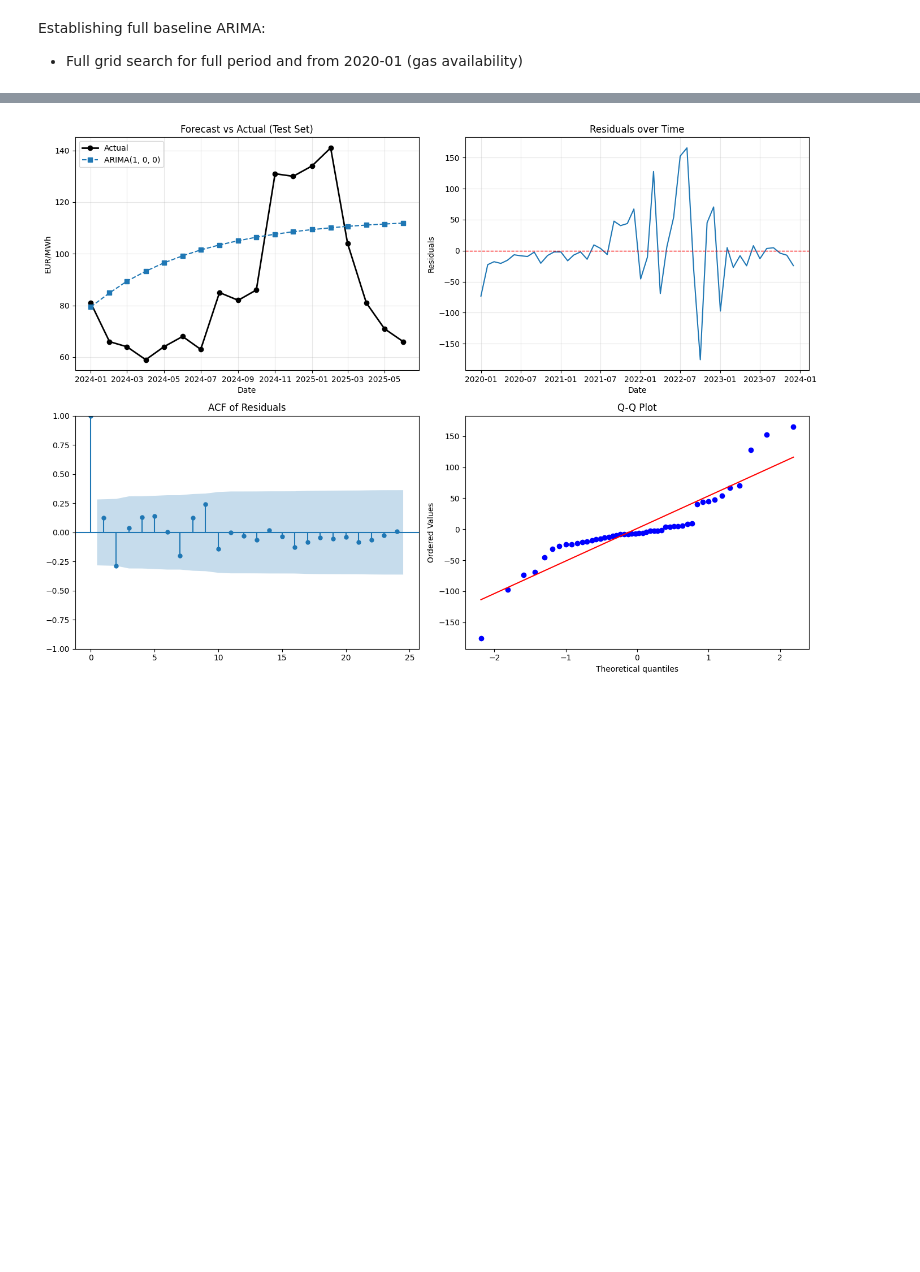
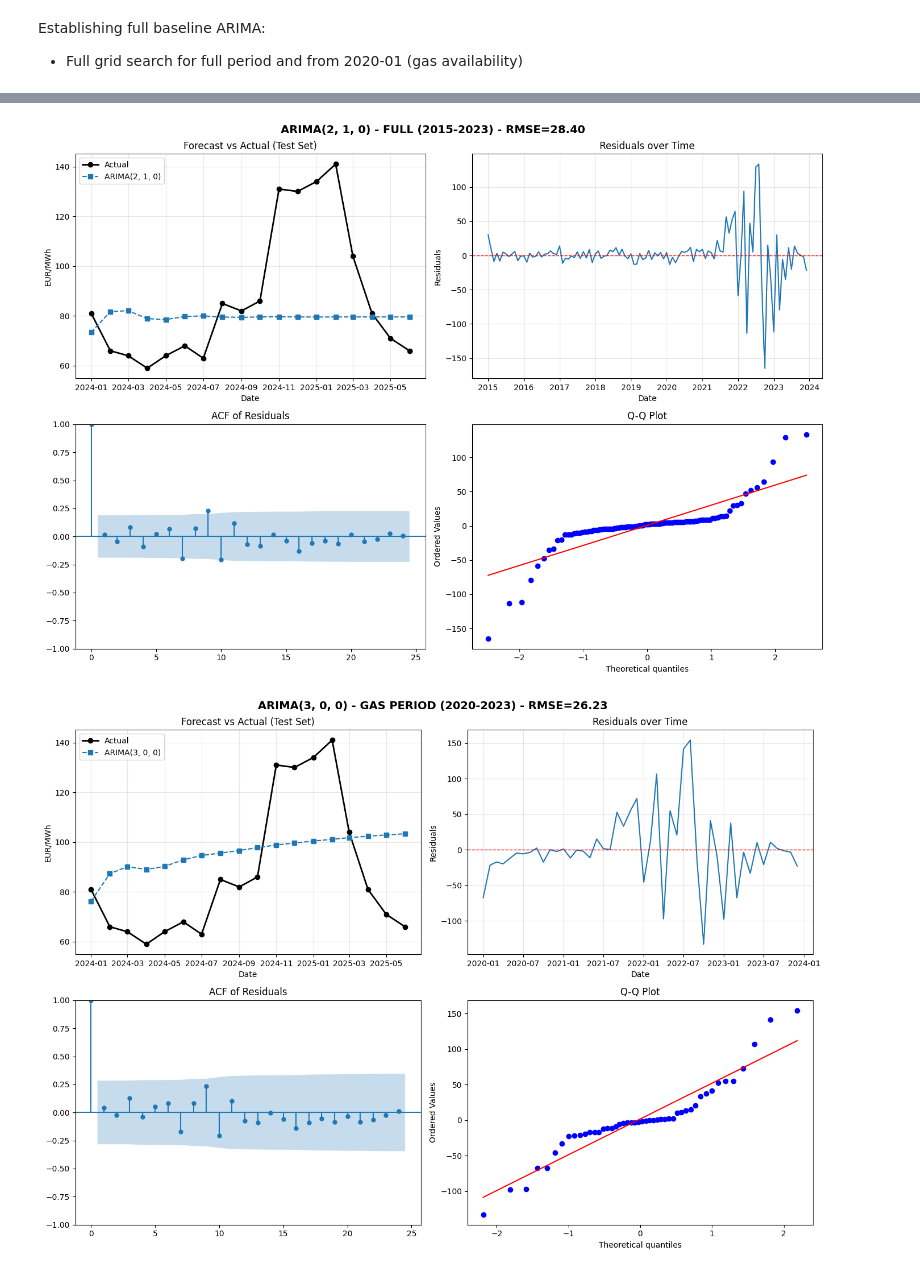
Before and after one commit to Pringlebot/austrian_electricity_prices_capstone, a Jupyter notebook: notebooks/model_building/01_model_building.ipynb, the cells around one changed output, grey strips where cells are left out. Saved outputs shown, nothing was run; the diff lists cells and outputs as text; code cells hidden in the pictures; blank space fills up the shorter version.

Commit message:
Model building in progress - training arima on post-shock vs. regression only

```diff
--- a/notebooks/model_building/01_model_building.ipynb
+++ b/notebooks/model_building/01_model_building.ipynb
@@ -278,11 +230,15 @@ econ_imports_total_EUR         ↔ econ_imports_energy_EUR       :  0.80
 # Temporal train-test split
 # Adjusted test period to match data availability
 split_date = '2023-12'
-train_start = '2020-01'   # Where most exogenous variables end
+test_end = '2025-06'
+train_start = '2020-01'
 
 train = df[(df.index >= train_start) & (df.index <= split_date)].copy()
 test = df[(df.index > split_date) & (df.index <= test_end)].copy()
 
+y_train = train['price_combined']
+y_test = test['price_combined']
+
 print(f"Train: {train.index.min()} to {train.index.max()} (n={len(train)})")
 print(f"Test:  {test.index.min()} to {test.index.max()} (n={len(test)})")
 # %% [output]
@@ -459,32 +583,43 @@ Shapiro-Wilk Test (H0: Normal distribution):
 # %%
-fig, axes = plt.subplots(2, 2, figsize=(14, 10))
 
-# 1. Forecast vs Actual
-axes[0, 0].plot(y_test.index, y_test.values, 'o-', label='Actual', linewidth=2, color='black')
-axes[0, 0].plot(y_test.index, best_model['forecast'], 's--', label=f"ARIMA{best_model['order']}", linewidth=1.5)
-axes[0, 0].set_xlabel('Date')
-axes[0, 0].set_ylabel('EUR/MWh')
-axes[0, 0].set_title('Forecast vs Actual (Test Set)')
-axes[0, 0].legend()
-axes[0, 0].grid(True, alpha=0.3)
+for model_dict, period_name in [(best_full, "FULL (2015-2023)"),
+                                  (best_gas_period, "GAS PERIOD (2020-2023)")]:
 
-# 2. Residuals over time
-axes[0, 1].plot(residuals.index, residuals.values)
-axes[0, 1].axhline(0, color='red', linestyle='--', linewidth=1)
-axes[0, 1].set_xlabel('Date')
-axes[0, 1].set_ylabel('Residuals')
-axes[0, 1].set_title('Residuals over Time')
-axes[0, 1].grid(True, alpha=0.3)
+    best_fit = model_dict['model']
+    residuals = best_fit.resid
+    forecast = model_dict['forecast']
 
-# 3. ACF of residuals
-plot_acf(residuals, lags=24, ax=axes[1, 0])
-axes[1, 0].set_title('ACF of Residuals')
+    fig, axes = plt.subplots(2, 2, figsize=(14, 10))
+    fig.suptitle(f"ARIMA{model_dict['order']} - {period_name} - RMSE={model_dict['rmse']:.2f}",
+                 fontsize=14, fontweight='bold')
 
-# 4. Q-Q Plot
-stats.probplot(residuals, dist="norm", plot=axes[1, 1])
-axes[1, 1].set_title('Q-Q Plot')
+    # 1. Forecast vs Actual
+    axes[0, 0].plot(y_test.index, y_test.values, 'o-', label='Actual', linewidth=2, color='black')
+    axes[0, 0].plot(y_test.index, forecast, 's--', label=f"ARIMA{model_dict['order']}", linewidth=1.5)
+    axes[0, 0].set_xlabel('Date')
+    axes[0, 0].set_ylabel('EUR/MWh')
+    axes[0, 0].set_title('Forecast vs Actual (Test Set)')
+    axes[0, 0].legend()
+    axes[0, 0].grid(True, alpha=0.3)
 
-plt.tight_layout()
-plt.show()
+    # 2. Residuals over time
+    axes[0, 1].plot(residuals.index, residuals.values)
+    axes[0, 1].axhline(0, color='red', linestyle='--', linewidth=1)
+    axes[0, 1].set_xlabel('Date')
+    axes[0, 1].set_ylabel('Residuals')
+    axes[0, 1].set_title('Residuals over Time')
+    axes[0, 1].grid(True, alpha=0.3)
+
+    # 3. ACF of residuals
+    plot_acf(residuals, lags=24, ax=axes[1, 0])
+    axes[1, 0].set_title('ACF of Residuals')
+
+    # 4. Q-Q Plot
+    stats.probplot(residuals, dist="norm", plot=axes[1, 1])
+    axes[1, 1].set_title('Q-Q Plot')
+
+    plt.tight_layout()
+    plt.show()
 # %% [output]
-[figure, old version]
+[figure, new version]
+[figure, added]
```
Also changed, not shown: parts of 17 cells of this notebook.
